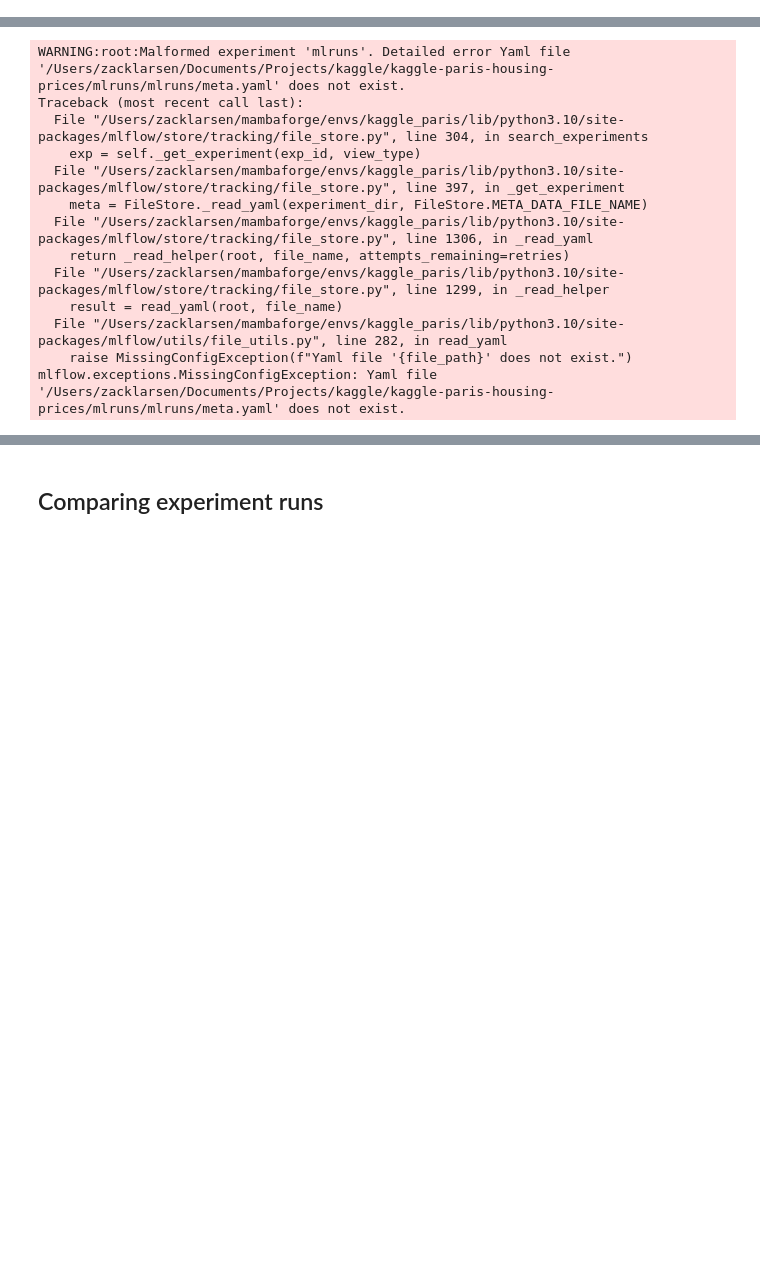
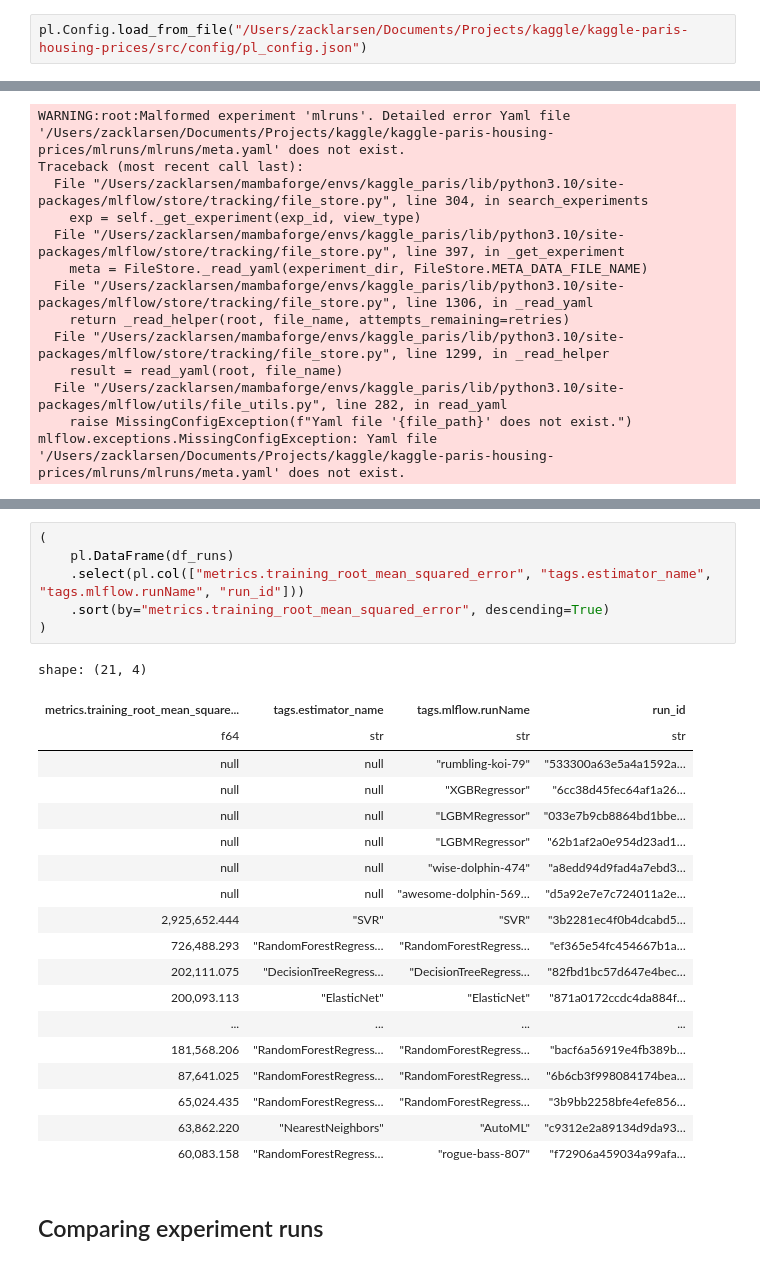
Before and after one commit to ZackLarsen/kaggle-paris-housing-prices, a Jupyter notebook: notebooks/mlflow.ipynb, the cells around one changed output, grey strips where cells are left out. Cells and saved outputs as stored; diff of their text form; blank space fills up the shorter version.

```diff
--- a/notebooks/mlflow.ipynb
+++ b/notebooks/mlflow.ipynb
@@ -8,0 +16,2 @@ import pandas as pd
+# %%
+pl.Config.load_from_file("/Users/zacklarsen/Documents/Projects/kaggle/kaggle-paris-housing-prices/src/config/pl_config.json")
@@ -155,3 +184,29 @@ filtered_metrics = df_runs[metrics_of_interest]
+# %%
+(
+    pl.DataFrame(df_runs)
+    .select(pl.col(["metrics.training_root_mean_squared_error", "tags.estimator_name", "tags.mlflow.runName", "run_id"]))
+    .sort(by="metrics.training_root_mean_squared_error", descending=True)
+)
+# %% [output]
+shape: (21, 4)
+| metrics.training_root_mean_square... | tags.estimator_name | tags.mlflow.runName | run_id |
+| f64 | str | str | str |
+| null | null | "rumbling-koi-79" | "533300a63e5a4a1592a… |
+| null | null | "XGBRegressor" | "6cc38d45fec64af1a26… |
+| null | null | "LGBMRegressor" | "033e7b9cb8864bd1bbe… |
+| null | null | "LGBMRegressor" | "62b1af2a0e954d23ad1… |
+| null | null | "wise-dolphin-474" | "a8edd94d9fad4a7ebd3… |
+| null | null | "awesome-dolphin-569… | "d5a92e7e7c724011a2e… |
+| 2,925,652.444 | "SVR" | "SVR" | "3b2281ec4f0b4dcabd5… |
+| 726,488.293 | "RandomForestRegress… | "RandomForestRegress… | "ef365e54fc454667b1a… |
+| 202,111.075 | "DecisionTreeRegress… | "DecisionTreeRegress… | "82fbd1bc57d647e4bec… |
+| 200,093.113 | "ElasticNet" | "ElasticNet" | "871a0172ccdc4da884f… |
+| ... | ... | ... | ... |
+| 181,568.206 | "RandomForestRegress… | "RandomForestRegress… | "bacf6a56919e4fb389b… |
+| 87,641.025 | "RandomForestRegress… | "RandomForestRegress… | "6b6cb3f998084174bea… |
+| 65,024.435 | "RandomForestRegress… | "RandomForestRegress… | "3b9bb2258bfe4efe856… |
+| 63,862.220 | "NearestNeighbors" | "AutoML" | "c9312e2a89134d9da93… |
+| 60,083.158 | "RandomForestRegress… | "rogue-bass-807" | "f72906a459034a99afa… |
 # %% [markdown]
 ## Comparing experiment runs
 # %%
```
Also changed, not shown: parts of 11 cells of this notebook, 13 other files.
